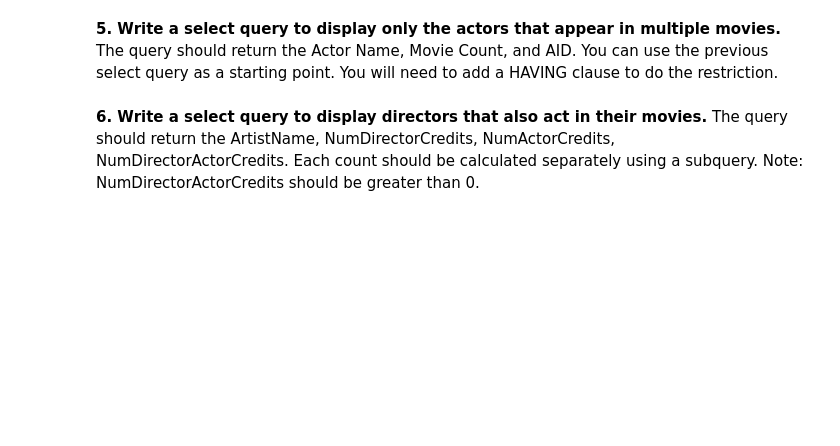
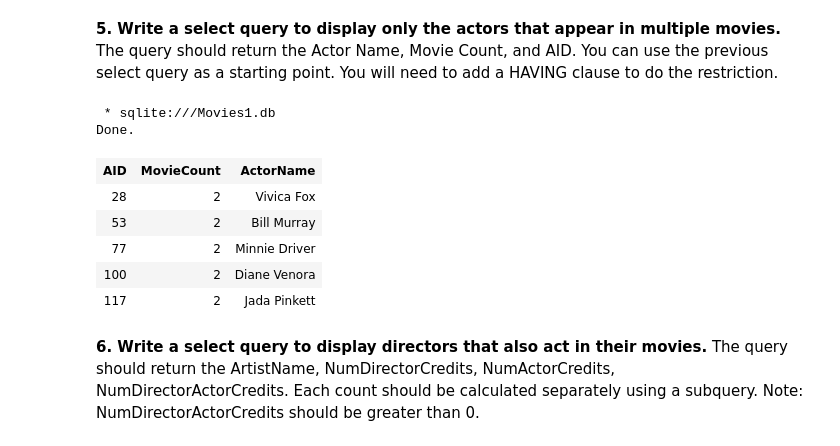
Before and after one commit to fairfield-ba510-spring2020/movies-tonight-bridgetweill, a Jupyter notebook: Part4.ipynb, the cells around one changed output. Drawn from its saved outputs; the diff is of its cells as text; code cells hidden in the pictures; blank space fills up the shorter version.

```diff
--- a/Part4.ipynb
+++ b/Part4.ipynb
@@ -64,4 +126,22 @@ FROM MOVIES
 # %% [markdown]
 **5. Write a select query to display only the actors that appear in multiple movies.** The query should return the Actor Name, Movie Count, and AID. You can use the previous select query as a starting point. You will need to add a HAVING clause to do the restriction.
+# %%
+%%sql
+SELECT CREDITS.ARTISTID AS AID, COUNT(DISTINCT(CREDITS.MOVIEID)) AS MovieCount, ARTISTS.NAME AS ActorName
+FROM CREDITS
+    JOIN MOVIES USING (MOVIEID)
+    JOIN ARTISTS USING (ARTISTID)
+WHERE CCODE = 'A'
+GROUP BY ARTISTS.ARTISTID, ARTISTS.NAME
+HAVING COUNT(DISTINCT(CREDITS.MOVIEID)) > 1;
+# %% [output]
+ * sqlite:///Movies1.db
+Done.
+| AID | MovieCount | ActorName |
+| 28 | 2 | Vivica Fox |
+| 53 | 2 | Bill Murray |
+| 77 | 2 | Minnie Driver |
+| 100 | 2 | Diane Venora |
+| 117 | 2 | Jada Pinkett |
 # %% [markdown]
 **6. Write a select query to display directors that also act in their movies.** The query should return the ArtistName, NumDirectorCredits, NumActorCredits, NumDirectorActorCredits. Each count should be calculated separately using a subquery. Note: NumDirectorActorCredits should be greater than 0.
```
Also changed, not shown: parts of 7 cells of this notebook, 3 other files.
